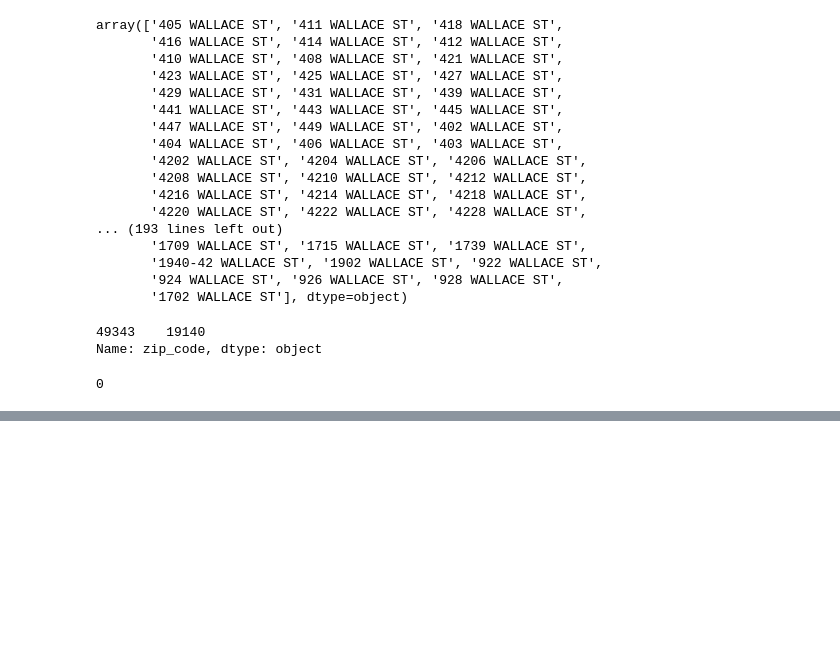
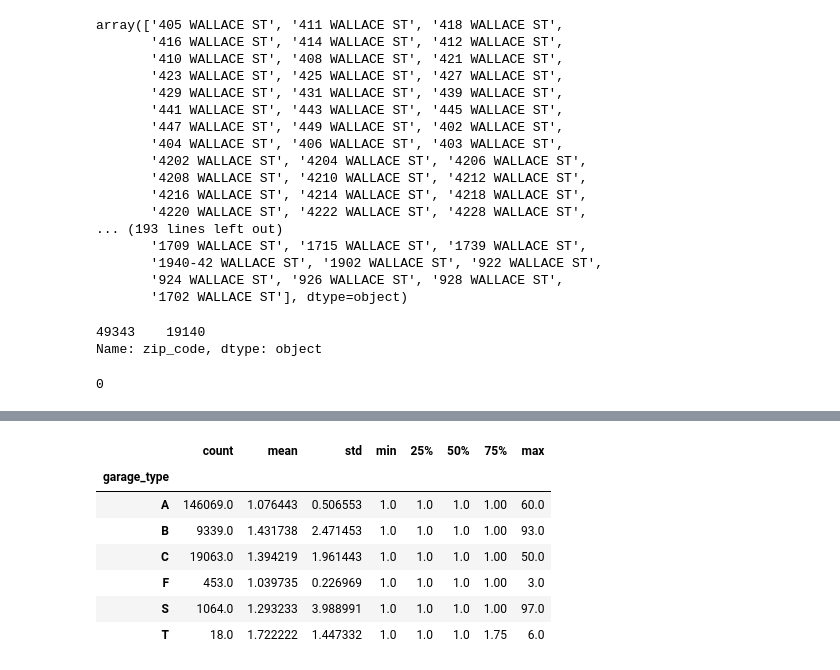
Before and after one commit to AP58PRAD/Philadelphia-House-Pricing, a Jupyter notebook: Data Cleaning.ipynb, the cells around one changed output, grey strips where cells are left out. Saved outputs shown, nothing was run; the diff lists cells and outputs as text; code cells hidden in the pictures; blank space fills up the shorter version.

```diff
--- a/Data Cleaning.ipynb
+++ b/Data Cleaning.ipynb
@@ -814,0 +1128,11 @@ df['zip_code'].isna().sum()
+# %%
+df[(df['garage_type']!='0')&(df['garage_spaces']!=0)].groupby('garage_type')['garage_spaces'].describe()
+# %% [output]
+|  | count | mean | std | min | 25% | 50% | 75% | max |
+| garage_type |  |  |  |  |  |  |  |  |
+| A | 146069.0 | 1.076443 | 0.506553 | 1.0 | 1.0 | 1.0 | 1.00 | 60.0 |
+| B | 9339.0 | 1.431738 | 2.471453 | 1.0 | 1.0 | 1.0 | 1.00 | 93.0 |
+| C | 19063.0 | 1.394219 | 1.961443 | 1.0 | 1.0 | 1.0 | 1.00 | 50.0 |
+| F | 453.0 | 1.039735 | 0.226969 | 1.0 | 1.0 | 1.0 | 1.00 | 3.0 |
+| S | 1064.0 | 1.293233 | 3.988991 | 1.0 | 1.0 | 1.0 | 1.00 | 97.0 |
+| T | 18.0 | 1.722222 | 1.447332 | 1.0 | 1.0 | 1.0 | 1.75 | 6.0 |
```
Also changed, not shown: parts of 81 cells of this notebook.
